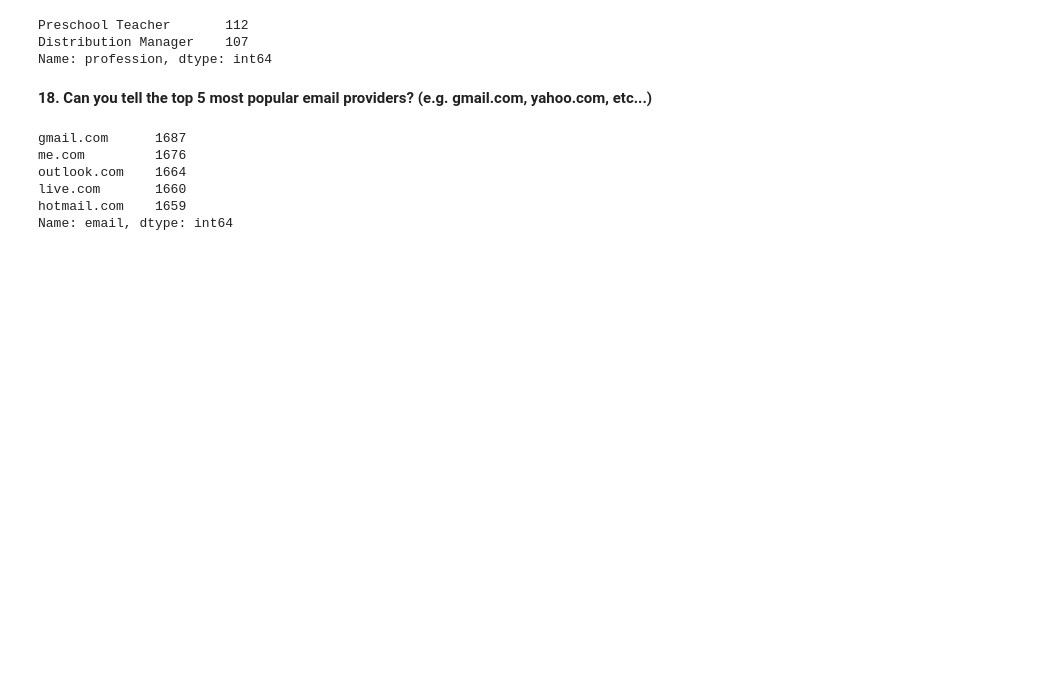
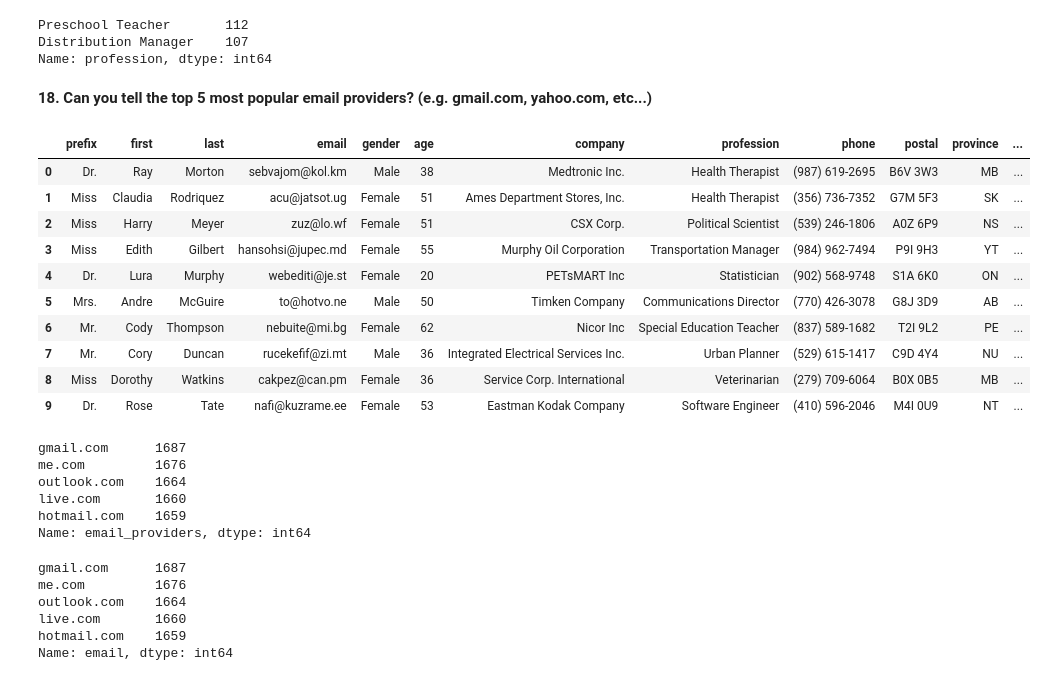
Before and after one commit to wechuli/data-science-python, a Jupyter notebook: Course_Material/S_4_Pandas_DA/9_1_Cust_Purch_Data_Exercise_1.ipynb, the cells around one changed output. Cells and saved outputs as stored; diff of their text form; code cells hidden in the pictures; blank space fills up the shorter version.

```diff
--- a/Course_Material/S_4_Pandas_DA/9_1_Cust_Purch_Data_Exercise_1.ipynb
+++ b/Course_Material/S_4_Pandas_DA/9_1_Cust_Purch_Data_Exercise_1.ipynb
@@ -313,0 +471,14 @@ Name: profession, dtype: int64
+# %%
+df.head(10)
+# %% [output]
+|  | prefix | first | last | email | gender | age | company | profession | phone | postal | province | ... |
+| 0 | Dr. | Ray | Morton | sebvajom@kol.km | Male | 38 | Medtronic Inc. | Health Therapist | (987) 619-2695 | B6V 3W3 | MB | ... |
+| 1 | Miss | Claudia | Rodriquez | acu@jatsot.ug | Female | 51 | Ames Department Stores, Inc. | Health Therapist | (356) 736-7352 | G7M 5F3 | SK | ... |
+| 2 | Miss | Harry | Meyer | zuz@lo.wf | Female | 51 | CSX Corp. | Political Scientist | (539) 246-1806 | A0Z 6P9 | NS | ... |
+| 3 | Miss | Edith | Gilbert | hansohsi@jupec.md | Female | 55 | Murphy Oil Corporation | Transportation Manager | (984) 962-7494 | P9I 9H3 | YT | ... |
+| 4 | Dr. | Lura | Murphy | webediti@je.st | Female | 20 | PETsMART Inc | Statistician | (902) 568-9748 | S1A 6K0 | ON | ... |
+| 5 | Mrs. | Andre | McGuire | to@hotvo.ne | Male | 50 | Timken Company | Communications Director | (770) 426-3078 | G8J 3D9 | AB | ... |
+| 6 | Mr. | Cody | Thompson | nebuite@mi.bg | Female | 62 | Nicor Inc | Special Education Teacher | (837) 589-1682 | T2I 9L2 | PE | ... |
+| 7 | Mr. | Cory | Duncan | rucekefif@zi.mt | Male | 36 | Integrated Electrical Services Inc. | Urban Planner | (529) 615-1417 | C9D 4Y4 | NU | ... |
+| 8 | Miss | Dorothy | Watkins | cakpez@can.pm | Female | 36 | Service Corp. International | Veterinarian | (279) 709-6064 | B0X 0B5 | MB | ... |
+| 9 | Dr. | Rose | Tate | nafi@kuzrame.ee | Female | 53 | Eastman Kodak Company | Software Engineer | (410) 596-2046 | M4I 0U9 | NT | ... |
@@ -314,3 +488,12 @@ Name: profession, dtype: int64
+# %%
+df['email_providers'].value_counts().head()
+# %% [output]
+gmail.com      1687
+me.com         1676
+outlook.com    1664
+live.com       1660
+hotmail.com    1659
+Name: email_providers, dtype: int64
 # %%
 # %% [output]
 gmail.com      1687
```
Also changed, not shown: parts of 24 cells of this notebook.
